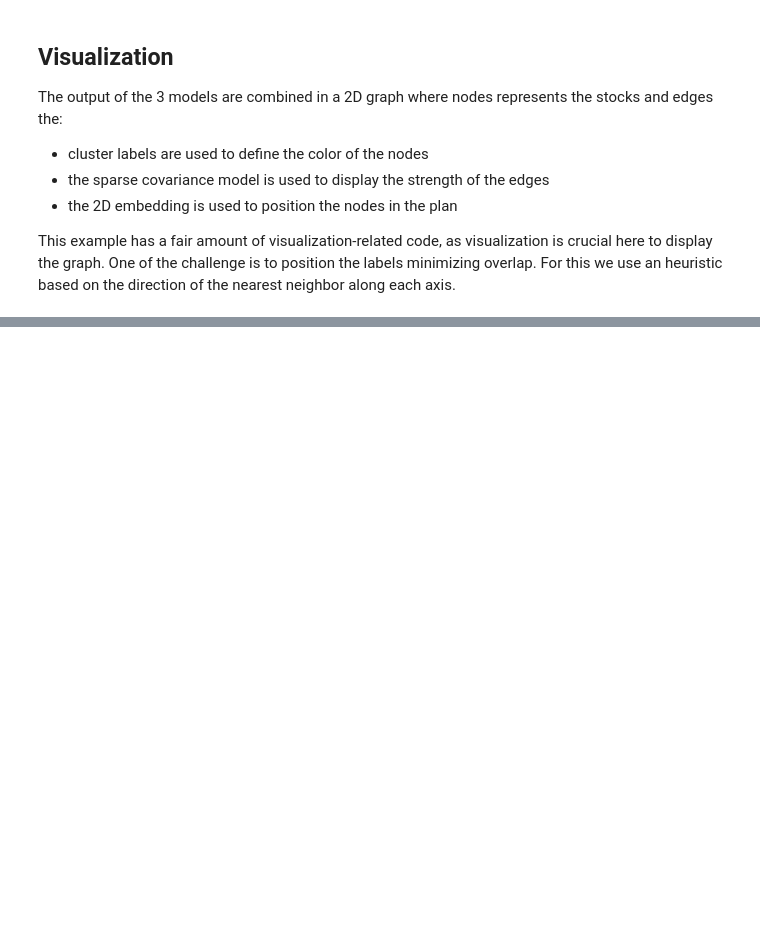
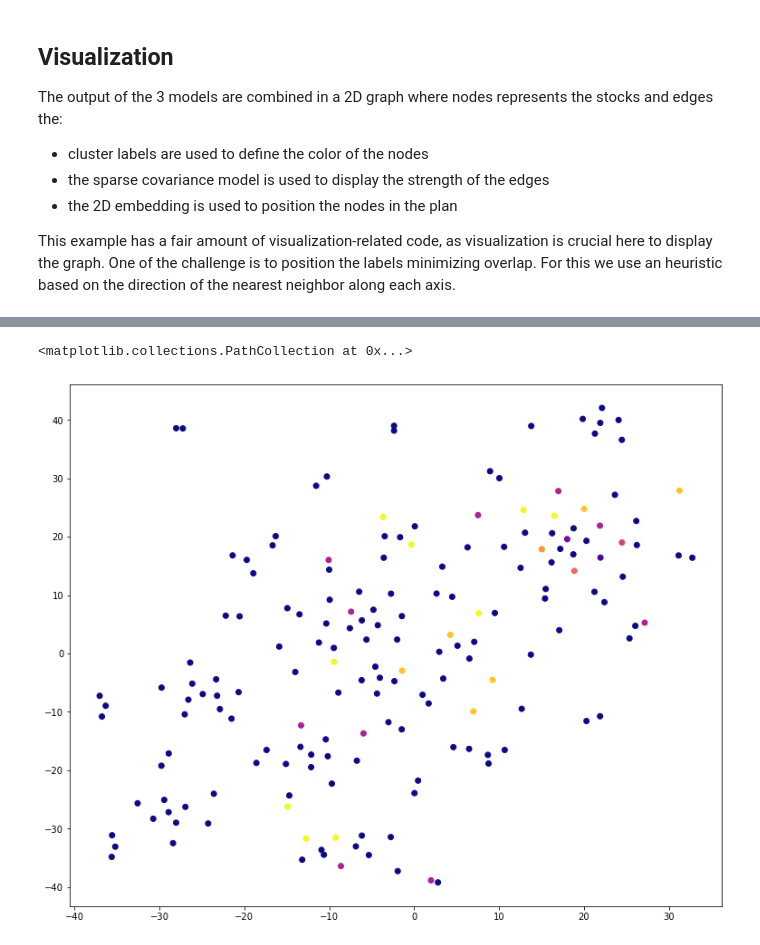
Before and after one commit to kevingivens/Blog, a Jupyter notebook: 2023/Crypto_Correlations/plot_crypto_market.ipynb, the cells around one changed output, grey strips where cells are left out. Drawn from its saved outputs; the diff is of its cells as text; code cells hidden in the pictures; blank space fills up the shorter version.

```diff
--- a/2023/Crypto_Correlations/plot_crypto_market.ipynb
+++ b/2023/Crypto_Correlations/plot_crypto_market.ipynb
@@ -169,6 +183,3 @@ for ticker in constituents.ticker:
 dataset = pd.concat(prices)
 dataset = dataset.pivot(index='date', columns='ticker', values='close')
 # dataset = dataset.dropna(axis=1, how='all')
-# %%
-# dataset.to_csv("coinbase_prices.csv")
-dataset = pd.read_csv("coinbase_prices.csv")
@@ -286,13 +252,13 @@ array([[0.00299053, 0.00097328, 0.00115571, ..., 0.00090266, 0.00097764,
 # %%
-alphas = np.logspace(-1.5, 1, num=10)
-edge_model = covariance.GraphicalLassoCV(alphas=alphas)
+#alphas = np.logspace(-1.5, 1, num=10)
+#edge_model = covariance.GraphicalLassoCV(alphas=alphas)
 
 # standardize the time series: using correlations rather than covariance
 # former is more efficient for structure recovery
 # X = variation.copy().T
 # X /= X.std(axis=0)
 
-edge_model.fit(X)
+#edge_model.fit(X)
 # %%
 cov.values
 # %% [output]
@@ -380,0 +378,25 @@ axis.
+# %%
+X_embedded = manifold.TSNE(n_components=2, learning_rate='auto', init='random', perplexity=3)
+embedding_2 = X_embedded.fit_transform(X.T).T
+# %%
+plt.figure(1, facecolor="w", figsize=(10, 8))
+plt.clf()
+ax = plt.axes([0.0, 0.0, 1.0, 1.0])
+# plt.axis("off")
+
+# Plot the graph of partial correlations
+# partial_correlations = edge_model.precision_.copy()
+partial_correlations = emp_cov.precision_.copy()
+d = 1 / np.sqrt(np.diag(partial_correlations))
+partial_correlations *= d
+partial_correlations *= d[:, np.newaxis]
+non_zero = np.abs(np.triu(partial_correlations, k=1)) > 0.02
+
+# Plot the nodes using the coordinates of our embedding
+plt.scatter(
+    embedding_2[0], embedding_2[1], c=labels, cmap=plt.cm.plasma
+    #embedding_2[0], embedding_2[1], s=400 * d**2, c=labels, cmap=plt.cm.plasma
+)
+# %% [output]
+<matplotlib.collections.PathCollection at 0x...>
+[figure, added]
```
Also changed, not shown: parts of 17 cells of this notebook, 1 other file.
